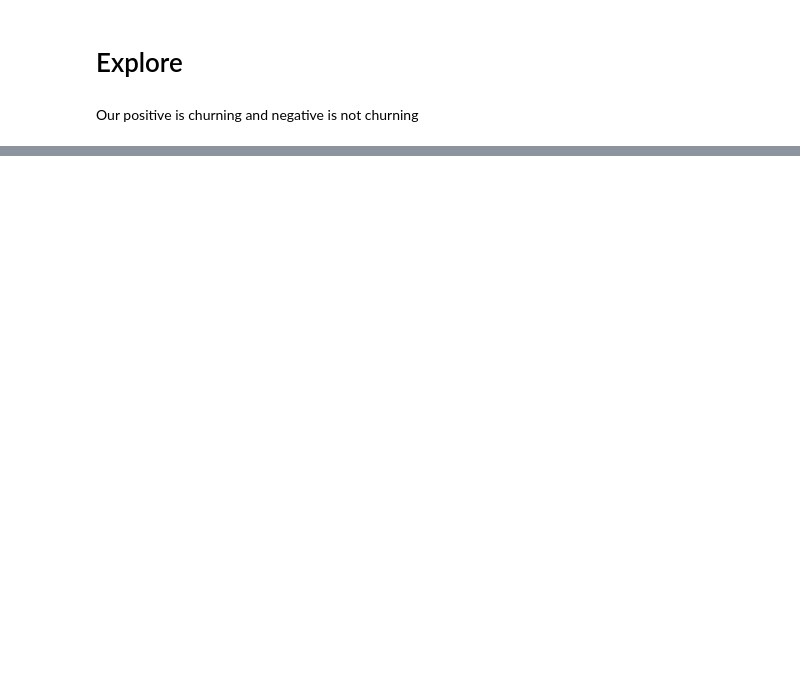
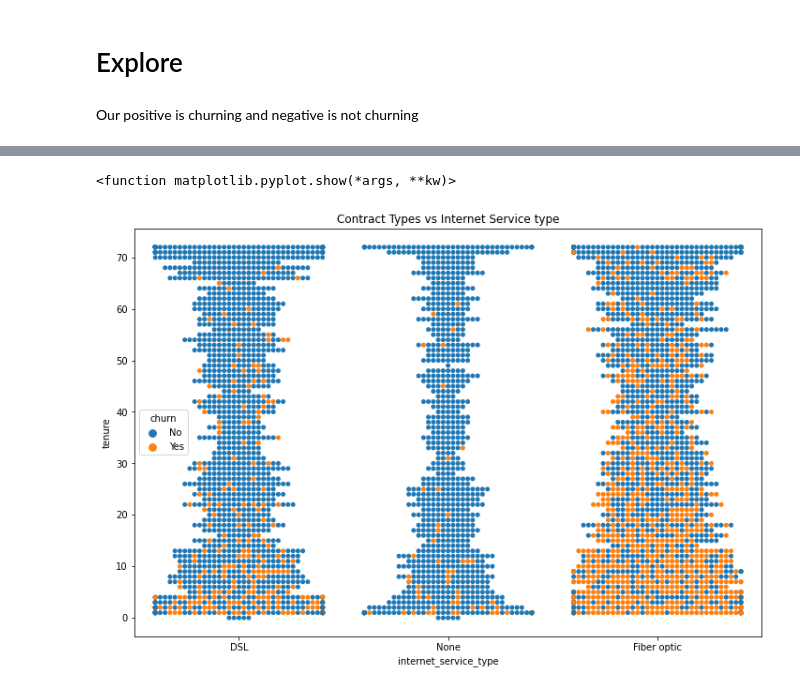
Before and after one commit to Churning-Up-the-Heat/classification-project, a Jupyter notebook: scratchpad_yk.ipynb, the cells around one changed output, grey strips where cells are left out. Saved outputs shown, nothing was run; the diff lists cells and outputs as text; code cells hidden in the pictures; blank space fills up the shorter version.

```diff
--- a/scratchpad_yk.ipynb
+++ b/scratchpad_yk.ipynb
@@ -148,0 +212,20 @@ NameError: name 'df_melt' is not defined
+# %%
+plt.figure(figsize=(12, 8))
+
+# plt.subplot(2, 2, 1)
+# plt.title("Contract Types vs Monthly Charges")
+# sns.boxplot(x="monthly_charges", y="tenure", data=train, hue="churn")
+
+# plt.subplot(2, 2, 2)
+plt.title("Contract Types vs Internet Service type")
+sns.swarmplot(x="internet_service_type", y="tenure", data=train, hue="churn")
+
+# plt.subplot(2, 2, 2)
+# plt.title("Contract Types vs Phone Service")
+# sns.swarmplot(x="phone_service", y="tenure", data=train, hue="churn")
+
+
+plt.show
+# %% [output]
+<function matplotlib.pyplot.show(*args, **kw)>
+[figure, added]
```
Also changed, not shown: parts of 16 cells of this notebook.
